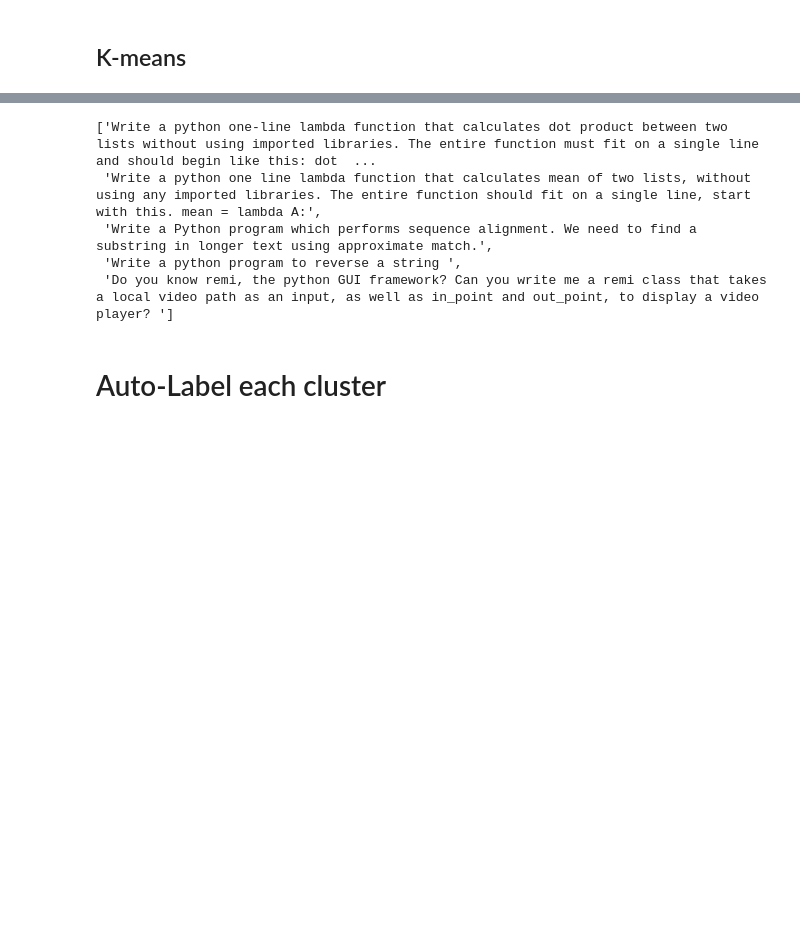
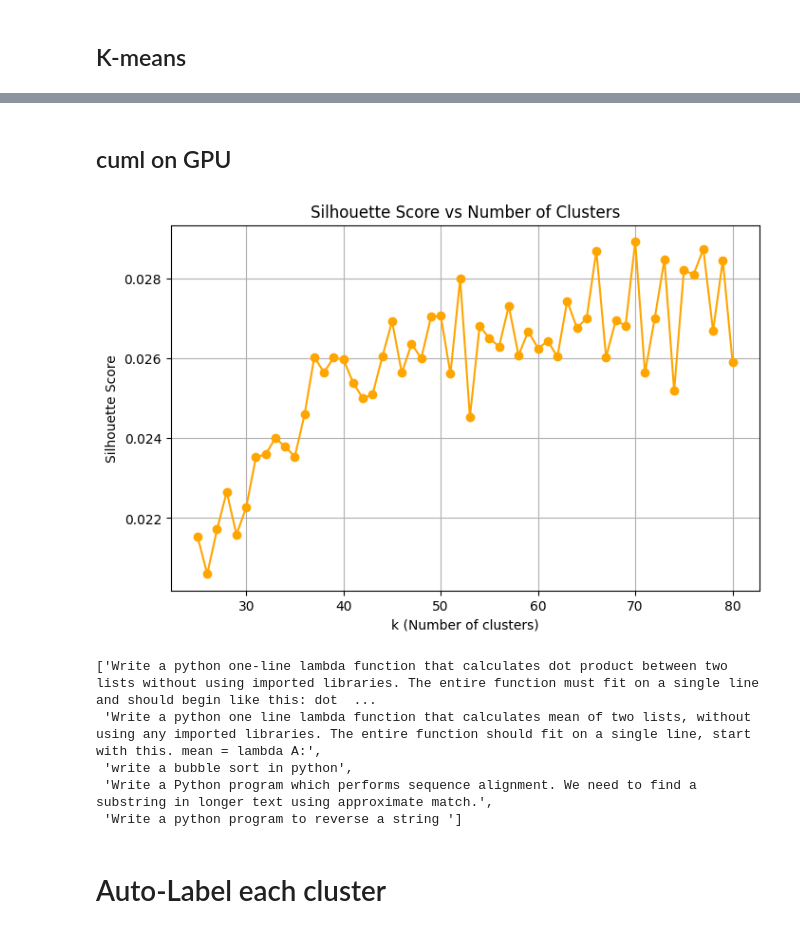
Before and after one commit to denniscodesclean/embedding-cluster-labeling, a Jupyter notebook: bert-clustering.ipynb, the cells around one changed output, grey strips where cells are left out. Saved outputs shown, nothing was run; the diff lists cells and outputs as text; code cells hidden in the pictures; blank space fills up the shorter version.

Commit message:
get embeddings on larger dataset, modify funcs to support GPU, upload precomputed embeddings.

```diff
--- a/bert-clustering.ipynb
+++ b/bert-clustering.ipynb
@@ -120,3 +127,5 @@ plt.show()
 num_clusters = 55
 kmeans = KMeans(n_clusters=num_clusters, n_init=15, random_state=42)
 cluster_labels = kmeans.fit_predict(embeddings)
+# %% [markdown]
+## cuml on GPU
@@ -122,0 +136,27 @@ cluster_labels = kmeans.fit_predict(embeddings)
+# %%
+# move embedding from numpy to cupy
+embeddings_gpu = cp.asarray(embeddings)
+scores = []
+k_range = range(25, 81)
+
+for k in tqdm(k_range):
+    kmeans = cuKMeans(n_clusters=k, n_init=15, random_state=42)
+    labels = kmeans.fit_predict(embeddings_gpu)
+
+    # Move to CPU
+    labels_cpu = cp.asnumpy(labels)
+    embeddings_cpu = cp.asnumpy(embeddings_gpu)
+
+    score = silhouette_score(embeddings_cpu, labels_cpu)
+    scores.append(score)
+
+# Plot
+plt.figure(figsize=(8, 5))
+plt.plot(k_range, scores, marker='o', color='orange')
+plt.title('Silhouette Score vs Number of Clusters')
+plt.xlabel('k (Number of clusters)')
+plt.ylabel('Silhouette Score')
+plt.grid(True)
+plt.show()
+# %% [output]
+[figure, added]
@@ -123,14 +171,14 @@ cluster_labels = kmeans.fit_predict(embeddings)
 # %%
 # See sample records from a cluster
-indices_1 = np.where(cluster_labels==0)[0][:5]
+indices_1 = np.where(cluster_labels==10)[0][:5]
 selected_questions = [unique_questions[i] for i in indices_1]
 selected_questions
 # %% [output]
 ['Write a python one-line lambda function that calculates dot product between two lists without using imported libraries. The entire function must fit on a single line and should begin like this: dot  ...
  'Write a python one line lambda function that calculates mean of two lists, without using any imported libraries. The entire function should fit on a single line, start with this. mean = lambda A:',
+ 'write a bubble sort in python',
  'Write a Python program which performs sequence alignment. We need to find a substring in longer text using approximate match.',
- 'Write a python program to reverse a string ',
- 'Do you know remi, the python GUI framework? Can you write me a remi class that takes a local video path as an input, as well as in_point and out_point, to display a video player? ']
+ 'Write a python program to reverse a string ']
 # %% [markdown]
 # Auto-Label each cluster
 # %% [markdown]
```
Also changed, not shown: parts of 21 cells of this notebook, 7 other files.
